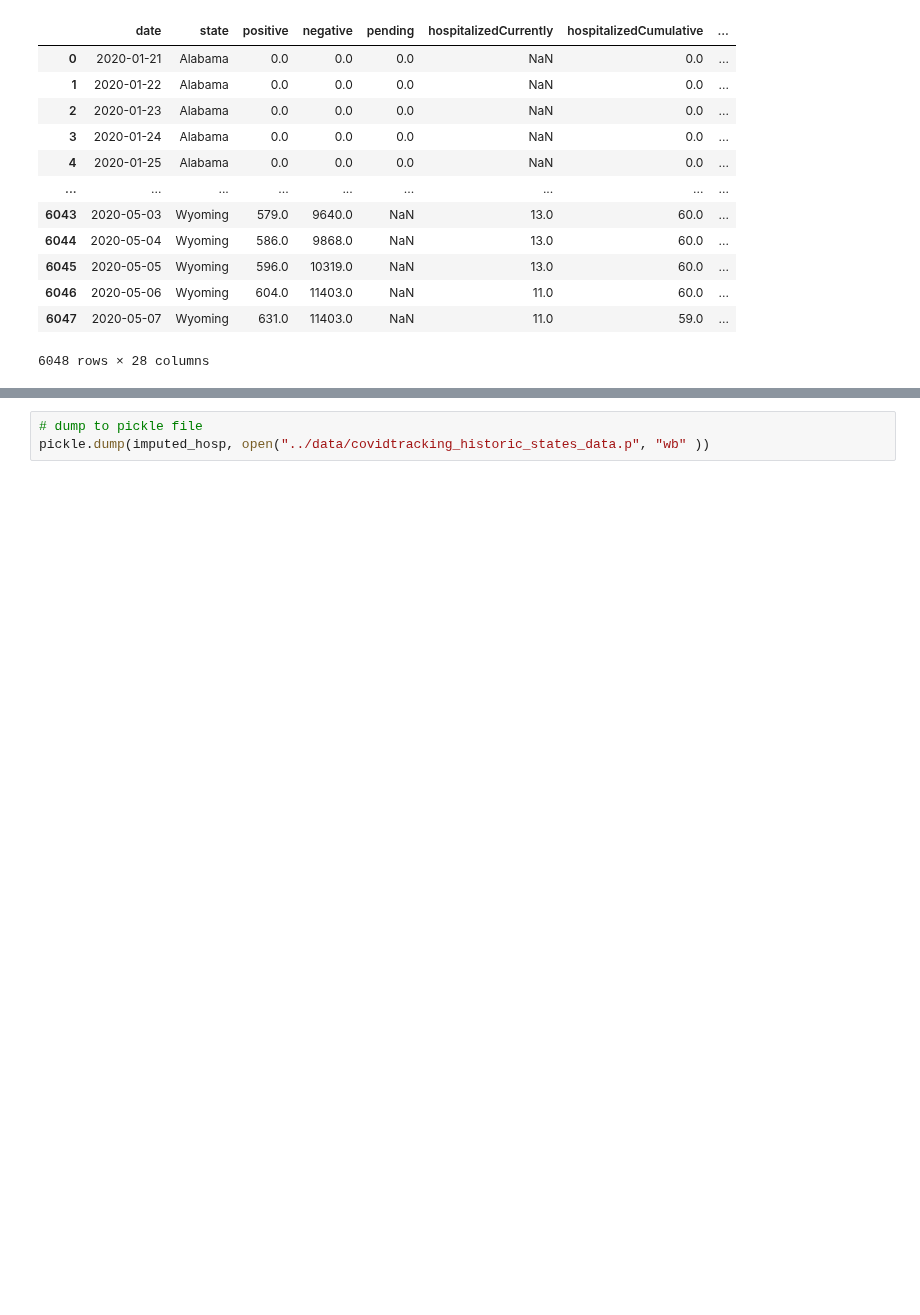
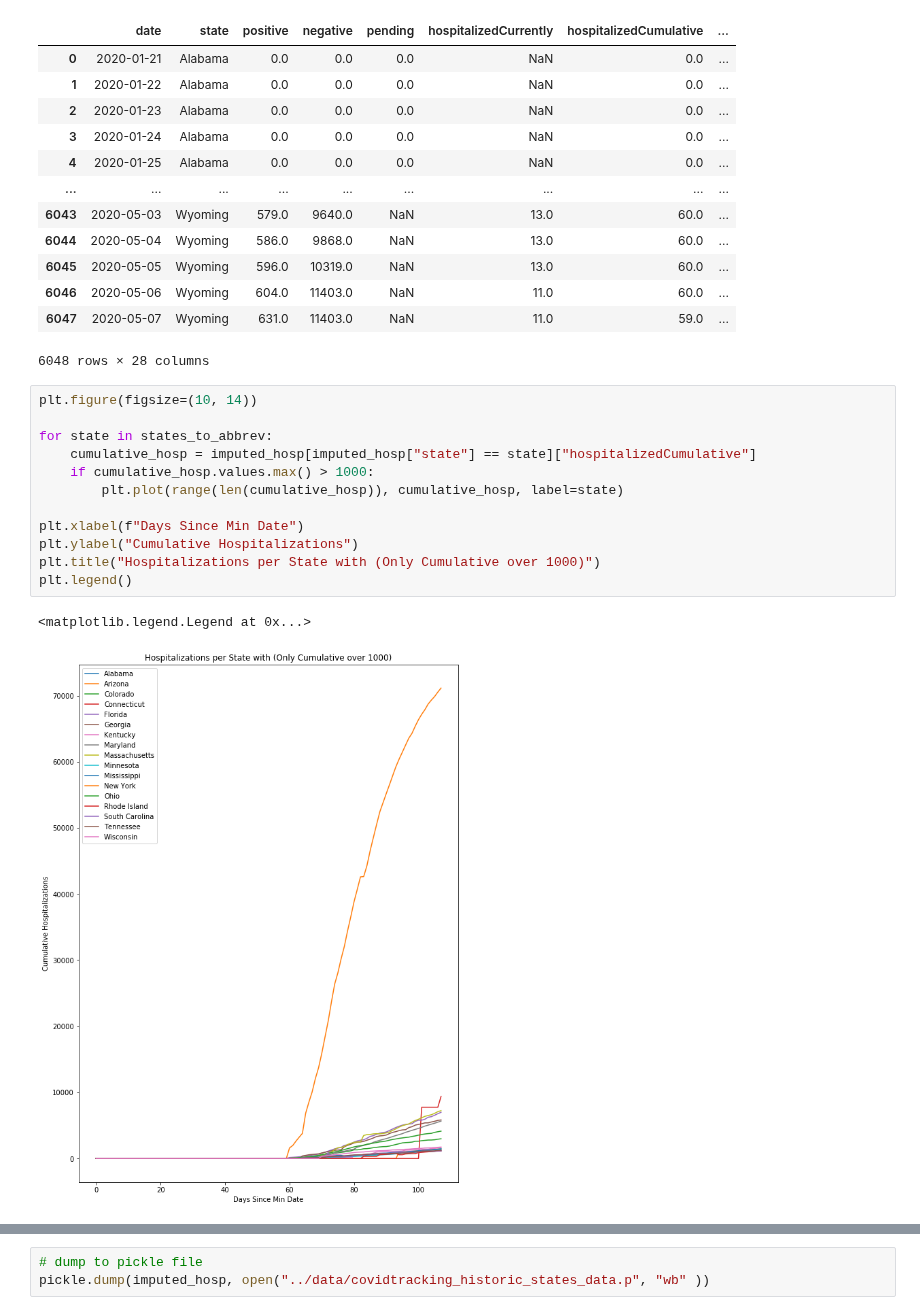
Before and after one commit to spotted-d/RNN_covid19_modeling, a Jupyter notebook: data_extraction/data_extractions_hospitalizations.ipynb, the cells around one changed output, grey strips where cells are left out. Drawn from its saved outputs; the diff is of its cells as text; blank space fills up the shorter version.

Commit message:
Add some visualizations

```diff
--- a/data_extraction/data_extractions_hospitalizations.ipynb
+++ b/data_extraction/data_extractions_hospitalizations.ipynb
@@ -392,3 +392,18 @@ display(imputed_hosp)
 | 6046 | 2020-05-06 | Wyoming | 604.0 | 11403.0 | NaN | 11.0 | 60.0 | ... |
 | 6047 | 2020-05-07 | Wyoming | 631.0 | 11403.0 | NaN | 11.0 | 59.0 | ... |
 6048 rows × 28 columns
+# %%
+plt.figure(figsize=(10, 14))
+
+for state in states_to_abbrev:
+    cumulative_hosp = imputed_hosp[imputed_hosp["state"] == state]["hospitalizedCumulative"]
+    if cumulative_hosp.values.max() > 1000:
+        plt.plot(range(len(cumulative_hosp)), cumulative_hosp, label=state)
+
+plt.xlabel(f"Days Since Min Date")
+plt.ylabel("Cumulative Hospitalizations")
+plt.title("Hospitalizations per State with (Only Cumulative over 1000)")
+plt.legend()
+# %% [output]
+<matplotlib.legend.Legend at 0x...>
+[figure, added]
```
Also changed, not shown: parts of 1 cell of this notebook.
